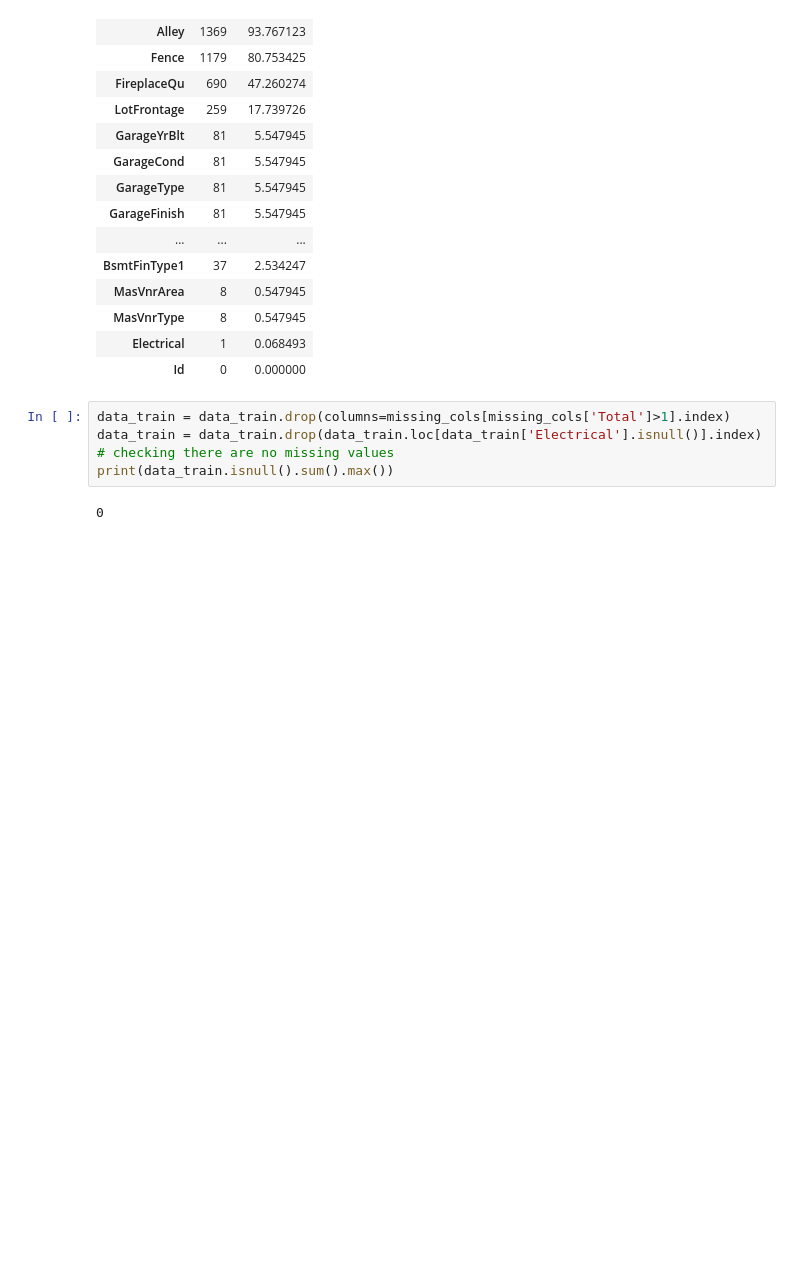
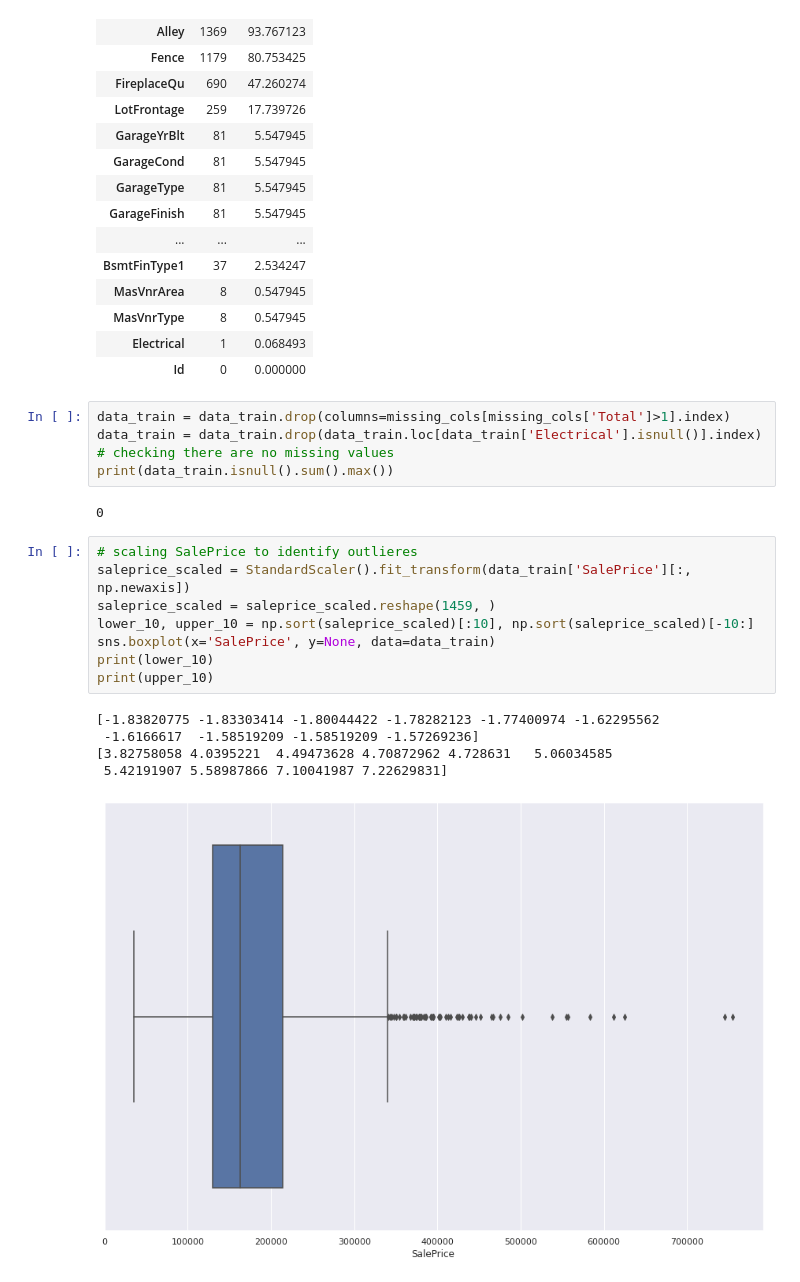
Before and after one commit to notjedi/ml-playground, a Jupyter notebook: housing-prices/housing-prices.ipynb, the cells around one changed output. Drawn from its saved outputs; the diff is of its cells as text; blank space fills up the shorter version.

Commit message:
dealing w outliers

```diff
--- a/housing-prices/housing-prices.ipynb
+++ b/housing-prices/housing-prices.ipynb
@@ -98,3 +100,17 @@ data_train = data_train.drop(data_train.loc[data_train['Electrical'].isnull()].i
 print(data_train.isnull().sum().max())
 # %% [output]
 0
+# %%
+# scaling SalePrice to identify outlieres
+saleprice_scaled = StandardScaler().fit_transform(data_train['SalePrice'][:, np.newaxis])
+saleprice_scaled = saleprice_scaled.reshape(1459, )
+lower_10, upper_10 = np.sort(saleprice_scaled)[:10], np.sort(saleprice_scaled)[-10:]
+sns.boxplot(x='SalePrice', y=None, data=data_train)
+print(lower_10)
+print(upper_10)
+# %% [output]
+[-1.83820775 -1.83303414 -1.80044422 -1.78282123 -1.77400974 -1.62295562
+ -1.6166617  -1.58519209 -1.58519209 -1.57269236]
+[3.82758058 4.0395221  4.49473628 4.70872962 4.728631   5.06034585
+ 5.42191907 5.58987866 7.10041987 7.22629831]
+[figure, added]
```
Also changed, not shown: parts of 6 cells of this notebook.
